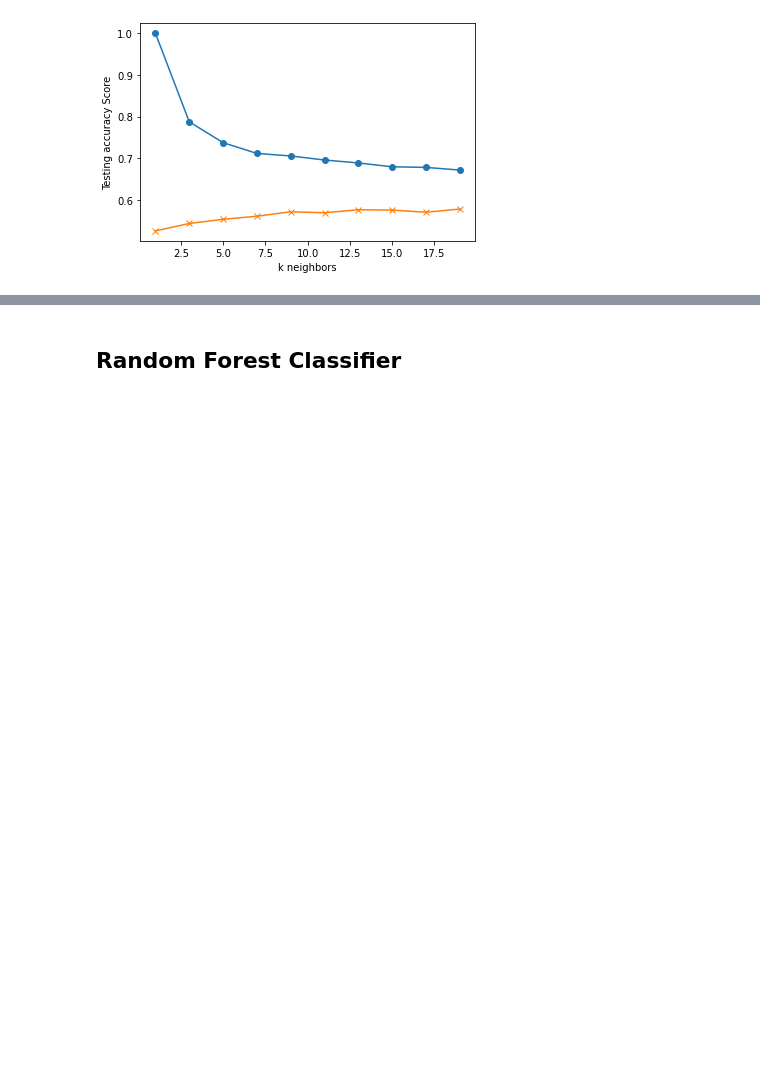
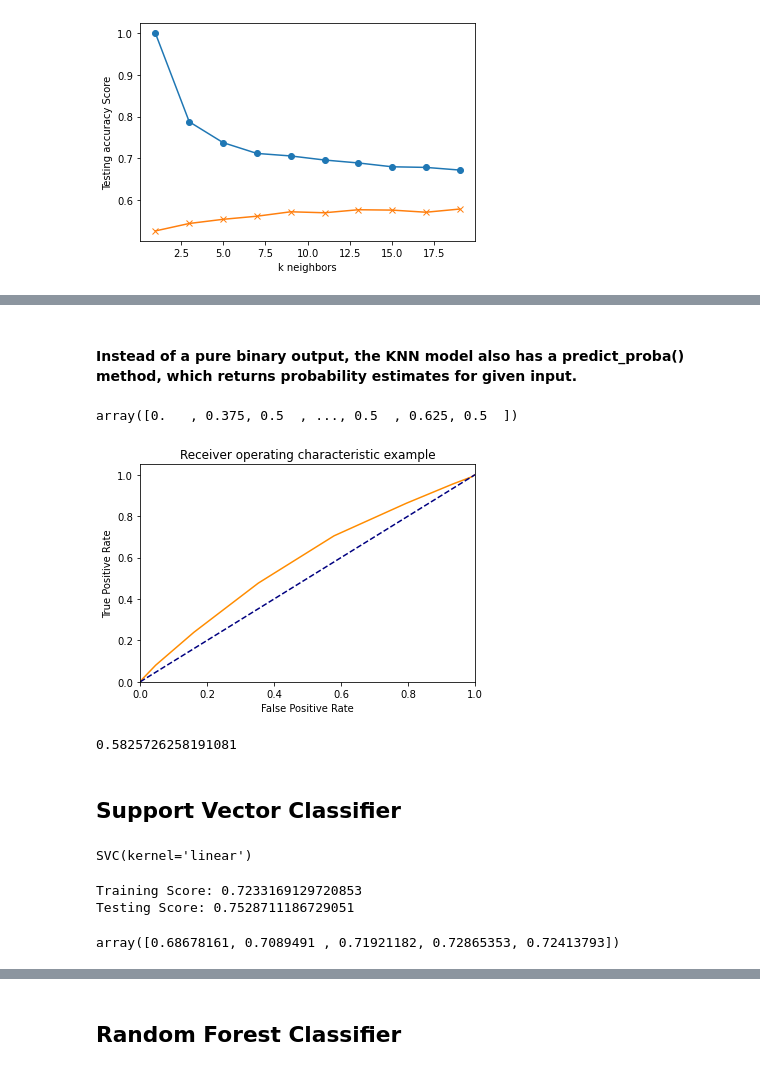
Before and after one commit to pandeysudip/credit-risk, a Jupyter notebook: US_Credit Risk Eval.ipynb, the cells around one changed output, grey strips where cells are left out. Drawn from its saved outputs; the diff is of its cells as text; code cells hidden in the pictures; blank space fills up the shorter version.

```diff
--- a/US_Credit Risk Eval.ipynb
+++ b/US_Credit Risk Eval.ipynb
@@ -136,2 +138,6 @@ y_label
 # %% [output]
 array([1, 1, 1, ..., 0, 0, 0])
+# %%
+ # Converting output labels to 0 and 1
+y_test_label = LabelEncoder().fit_transform(y_test)
+y_test_label
@@ -245,7 +253,7 @@ plt.show()
 # %% [output]
 [figure]
 # %%
- # Note that k: 5 provides the best accuracy where the classifier starts to stablize
-knn = KNeighborsClassifier(n_neighbors=5)
+ # Note that k: 7 provides the best accuracy where the classifier starts to stablize
+knn = KNeighborsClassifier(n_neighbors=8)
 knn.fit(X_train_scaled, y_train)
 print('k=5 Test Acc: %.3f' % knn.score(X_test_scaled, y_test))
@@ -251,0 +294,46 @@ print('k=5 Test Acc: %.3f' % knn.score(X_test_scaled, y_test))
+# %% [markdown]
+####  Instead of a pure binary output, the KNN model also has a predict_proba() method, which returns probability estimates for given input.
+# %%
+y_pred_proba = knn.predict_proba(X_test_scaled)[:,1]
+fpr, tpr, thresholds = roc_curve(y_test_label, y_pred_proba)
+# %%
+y_pred_proba
+# %% [output]
+array([0.   , 0.375, 0.5  , ..., 0.5  , 0.625, 0.5  ])
+# %%
+plt.figure()
+plt.plot(fpr, tpr, color='darkorange')
+plt.plot([0, 1], [0, 1], color='navy', linestyle='--')
+plt.xlim([0.0, 1.0])
+plt.ylim([0.0, 1.05])
+plt.xlabel('False Positive Rate')
+plt.ylabel('True Positive Rate')
+plt.show()
+# %% [output]
+[figure, added]
+# %%
+# area under the curve (AUC)
+roc_auc = auc(fpr, tpr)
+roc_auc
+# %% [output]
+0.5825726258191081
+# %% [markdown]
+## Support Vector Classifier
+# %%
+# Support vector machine linear classifier
+svc=SVC(kernel='linear')
+svc.fit(X_train_scaled, y_train)
+# %% [output]
+SVC(kernel='linear')
+# %%
+#printing the accuracy score
+print(f'Training Score: {svc.score(X_train_scaled, y_train)}')
+print(f'Testing Score: {svc.score(X_test_scaled, y_test)}')
+# %% [output]
+Training Score: 0.7233169129720853
+Testing Score: 0.7528711186729051
+# %%
+#score of training set using cross_val_score
+cross_val_score(svc, X_train_scaled, y_train, cv=5, scoring='accuracy')
+# %% [output]
+array([0.68678161, 0.7089491 , 0.71921182, 0.72865353, 0.72413793])
```
Also changed, not shown: parts of 12 cells of this notebook.
